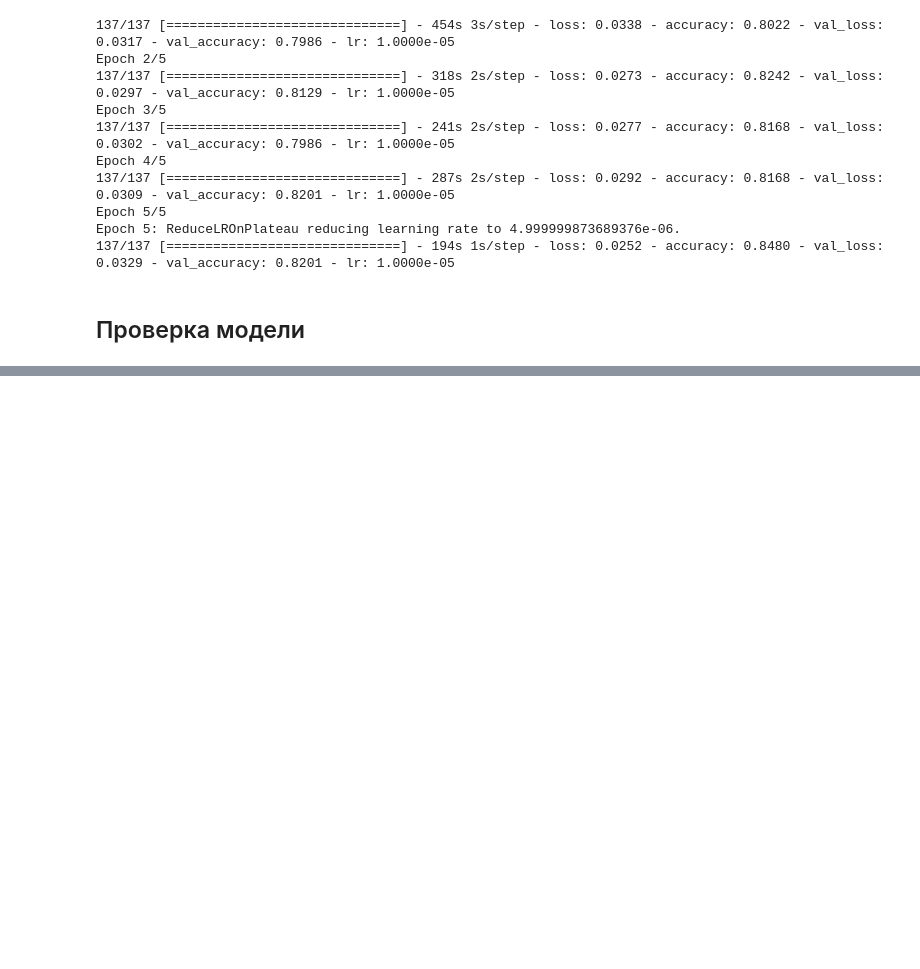
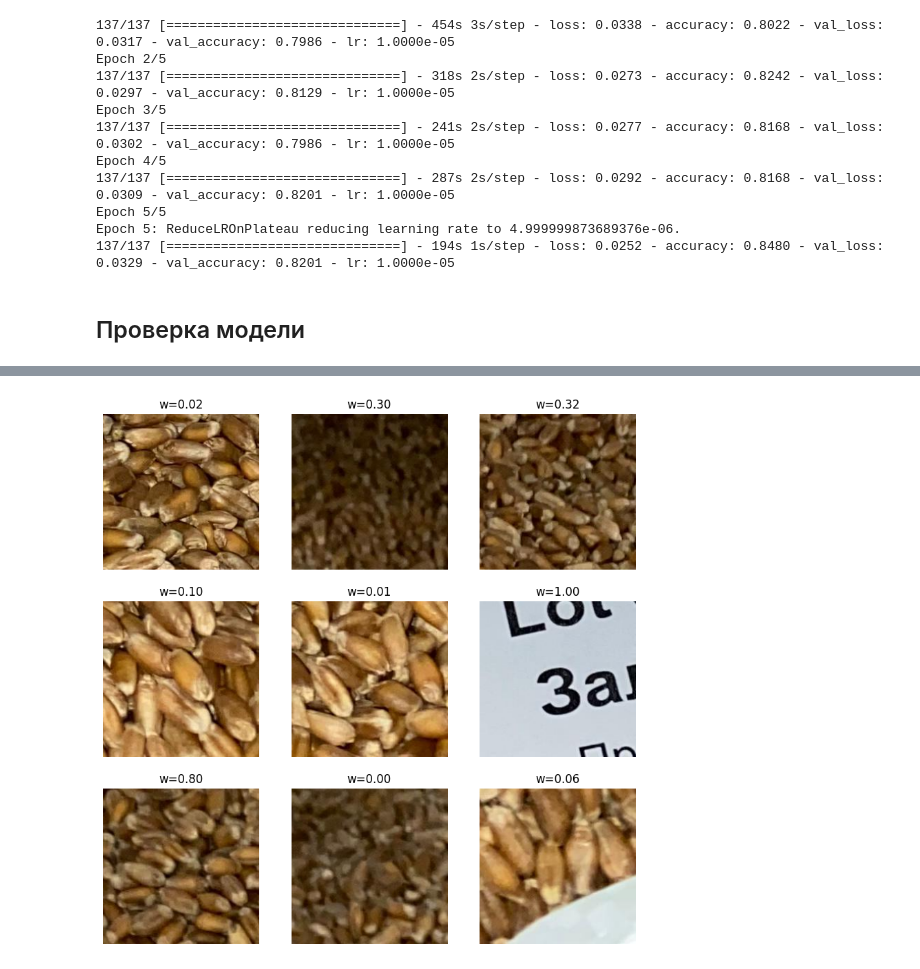
Before and after one commit to hdl0909/classification-of-seeds-by-quality, a Jupyter notebook: model.ipynb, the cells around one changed output, grey strips where cells are left out. Saved outputs shown, nothing was run; the diff lists cells and outputs as text; code cells hidden in the pictures; blank space fills up the shorter version.

```diff
--- a/model.ipynb
+++ b/model.ipynb
@@ -416,8 +413,8 @@ def mil_generator(generator, target_size=(224,224), max_patches=5):
             bags_padded[i, :len(b)] = b
         yield bags_padded, batch_y
 # %%
-train_mil_gen = mil_generator(train_gen, max_patches=2)
-val_mil_gen   = mil_generator(val_gen, max_patches=2)
+train_mil_gen = mil_generator(train_gen, target_size=(224, 224), max_patches=10)
+val_mil_gen   = mil_generator(val_gen, target_size=(224, 224), max_patches=10)
 # %%
 # функция которая создает генератор с весами, так как такие требования у tensorflow последней версс
 def add_sample_weights(generator, class_weights):
@@ -632 +637,23 @@ weighted avg       0.83      0.81      0.80       139
+# %%
+att_model = keras.Model(inputs=model.input,
+                        outputs=model.get_layer("att_softmax").output)
+
+def visualize_attention(img, model, att_model, patch_size=(224,224), max_patches=10):
+    patches = extract_patches(img, patch_size=patch_size, max_patches=max_patches)
+
+    bag = preprocess_patch_bag(img, target_size=patch_size, max_patches=max_patches)
+    bag = np.expand_dims(bag, axis=0)
+
+    att_w = att_model.predict(bag, verbose=0)[0]
+    att_w = att_w.squeeze()
+
+    att_w = (att_w - att_w.min()) / (att_w.max() - att_w.min() + 1e-6)
+
+    plt.figure(figsize=(10, 10))
+    for i, patch in enumerate(patches):
+        plt.subplot(int(np.ceil(len(patches)/3)), 3, i+1)
+        plt.imshow(patch.astype("uint8"))
+        plt.title(f"w={att_w[i]:.2f}")
+        plt.axis("off")
+    plt.show()
 # %%
@@ -652,3 +675,11 @@ plt.show()
+# %%
+img_path = 'drive/MyDrive/Colab_Notebooks/data_split/val/good/photo_1.jpg'
+
+img = np.array(Image.open(img_path).convert("RGB"))
+
+visualize_attention(img, model, att_model, max_patches=10)
+# %% [output]
+[figure, added]
 # %%
 # функция grad cam, показывает интерпретацию модели, щас не подходит, так как обучал по патчам
 
```
Also changed, not shown: parts of 19 cells of this notebook.
